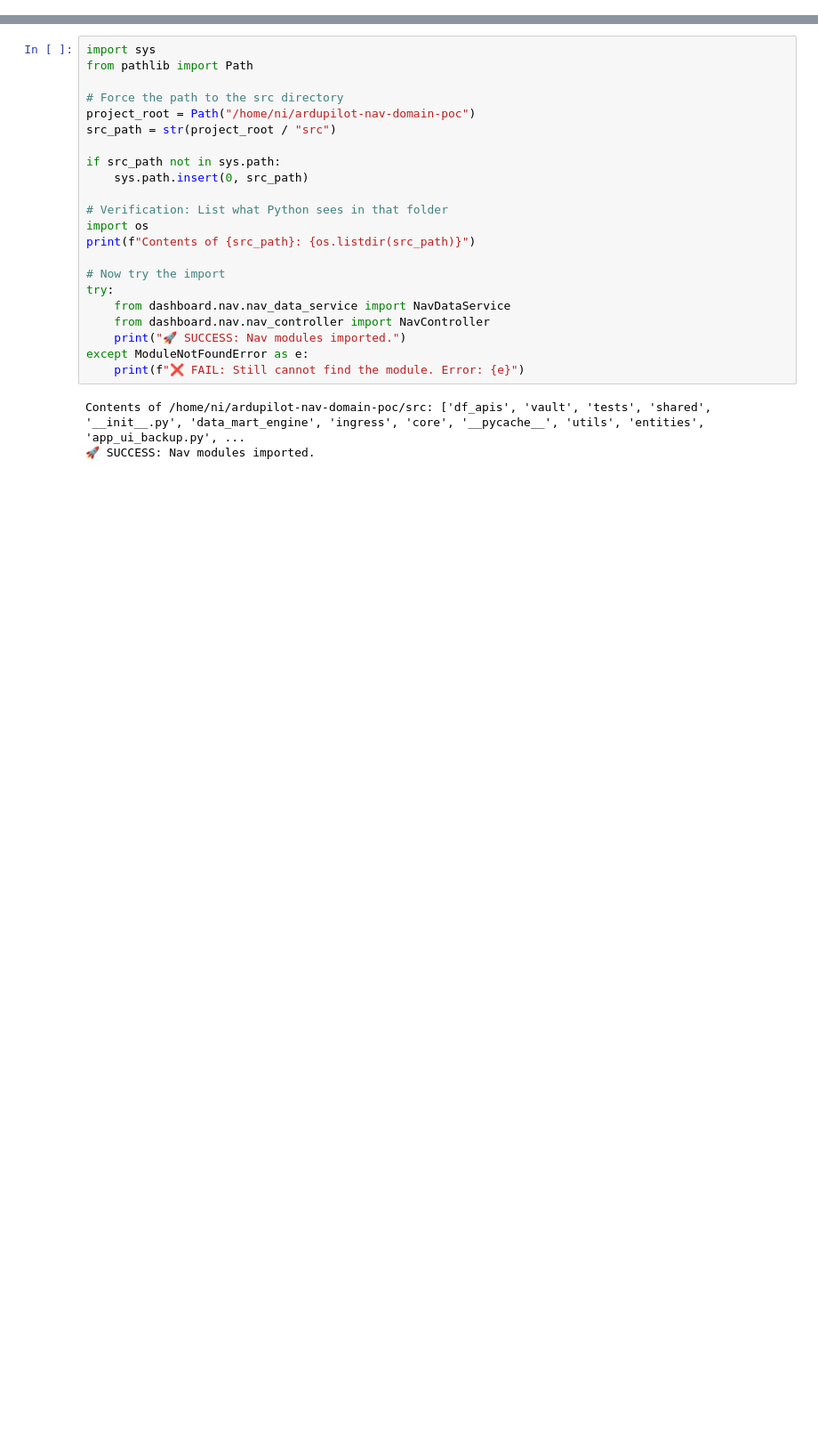
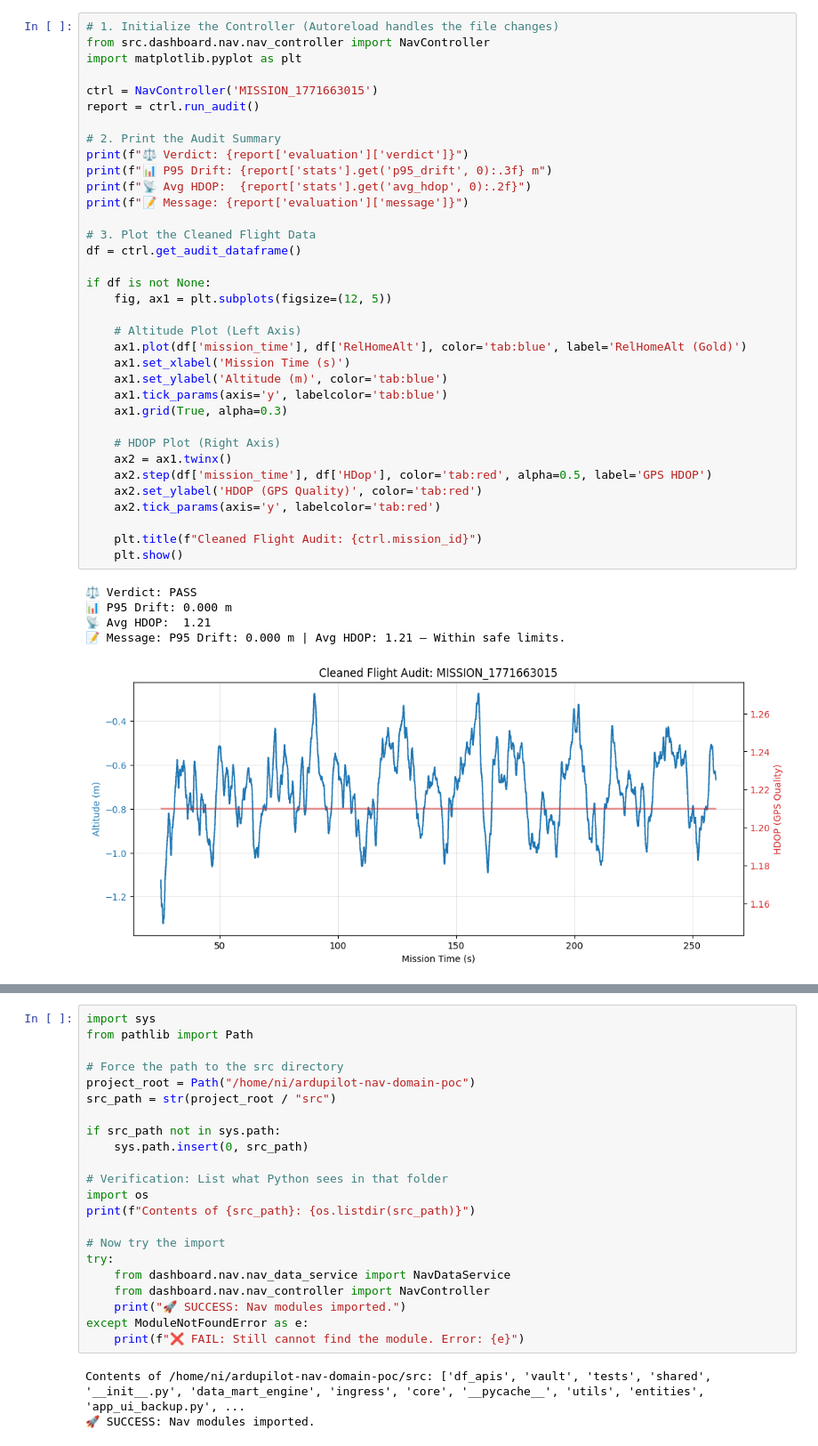
Before and after one commit to 7IQD/ardupilot-nav-domain-poc, a Jupyter notebook: src/dashboard/NAV_Scorecard_Analysis.ipynb, the cells around one changed output, grey strips where cells are left out. Shown at 89% size. Saved outputs shown, nothing was run; the diff lists cells and outputs as text; blank space fills up the shorter version.

```diff
--- a/src/dashboard/NAV_Scorecard_Analysis.ipynb
+++ b/src/dashboard/NAV_Scorecard_Analysis.ipynb
@@ -4,0 +366,41 @@ Audit Logic: Temporal Alignment & P95 Reliability Metric
+# %%
+# 1. Initialize the Controller (Autoreload handles the file changes)
+from src.dashboard.nav.nav_controller import NavController
+import matplotlib.pyplot as plt
+
+ctrl = NavController('MISSION_1771663015')
+report = ctrl.run_audit()
+
+# 2. Print the Audit Summary
+print(f"⚖️ Verdict: {report['evaluation']['verdict']}")
+print(f"📊 P95 Drift: {report['stats'].get('p95_drift', 0):.3f} m")
+print(f"📡 Avg HDOP:  {report['stats'].get('avg_hdop', 0):.2f}")
+print(f"📝 Message: {report['evaluation']['message']}")
+
+# 3. Plot the Cleaned Flight Data
+df = ctrl.get_audit_dataframe()
+
+if df is not None:
+    fig, ax1 = plt.subplots(figsize=(12, 5))
+
+    # Altitude Plot (Left Axis)
+    ax1.plot(df['mission_time'], df['RelHomeAlt'], color='tab:blue', label='RelHomeAlt (Gold)')
+    ax1.set_xlabel('Mission Time (s)')
+    ax1.set_ylabel('Altitude (m)', color='tab:blue')
+    ax1.tick_params(axis='y', labelcolor='tab:blue')
+    ax1.grid(True, alpha=0.3)
+
+    # HDOP Plot (Right Axis)
+    ax2 = ax1.twinx()
+    ax2.step(df['mission_time'], df['HDop'], color='tab:red', alpha=0.5, label='GPS HDOP')
+    ax2.set_ylabel('HDOP (GPS Quality)', color='tab:red')
+    ax2.tick_params(axis='y', labelcolor='tab:red')
+
+    plt.title(f"Cleaned Flight Audit: {ctrl.mission_id}")
+    plt.show()
+# %% [output]
+⚖️ Verdict: PASS
+📊 P95 Drift: 0.000 m
+📡 Avg HDOP:  1.21
+📝 Message: P95 Drift: 0.000 m | Avg HDOP: 1.21 — Within safe limits.
+[figure, added]
```
Also changed, not shown: parts of 28 cells of this notebook, 50 other files.
